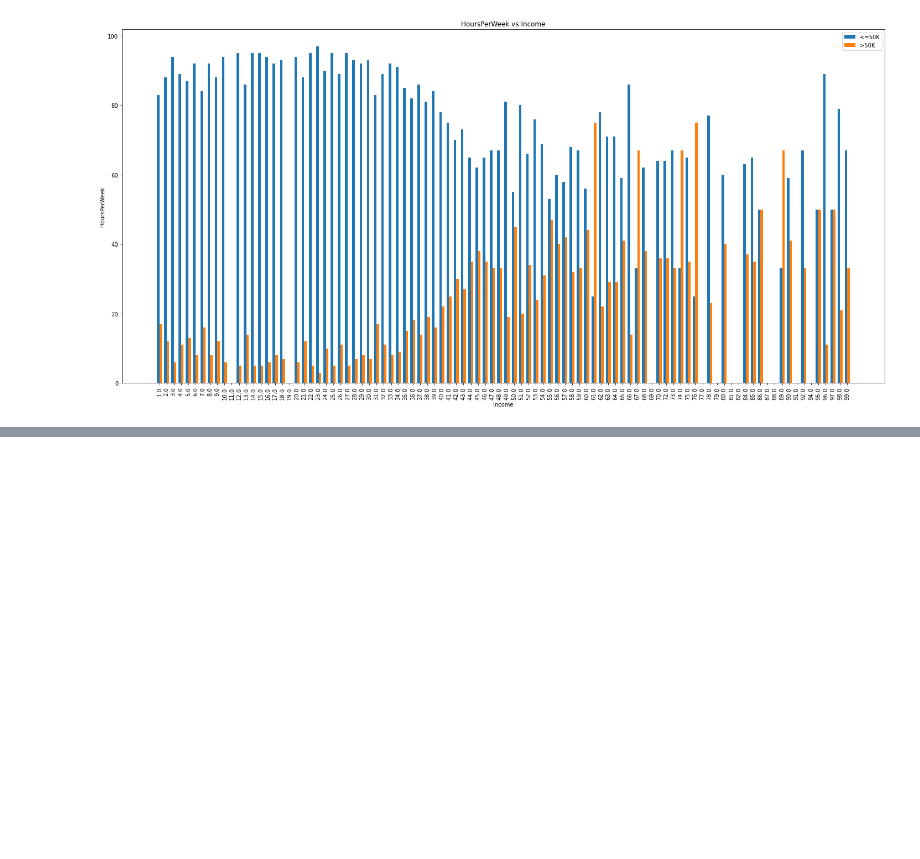
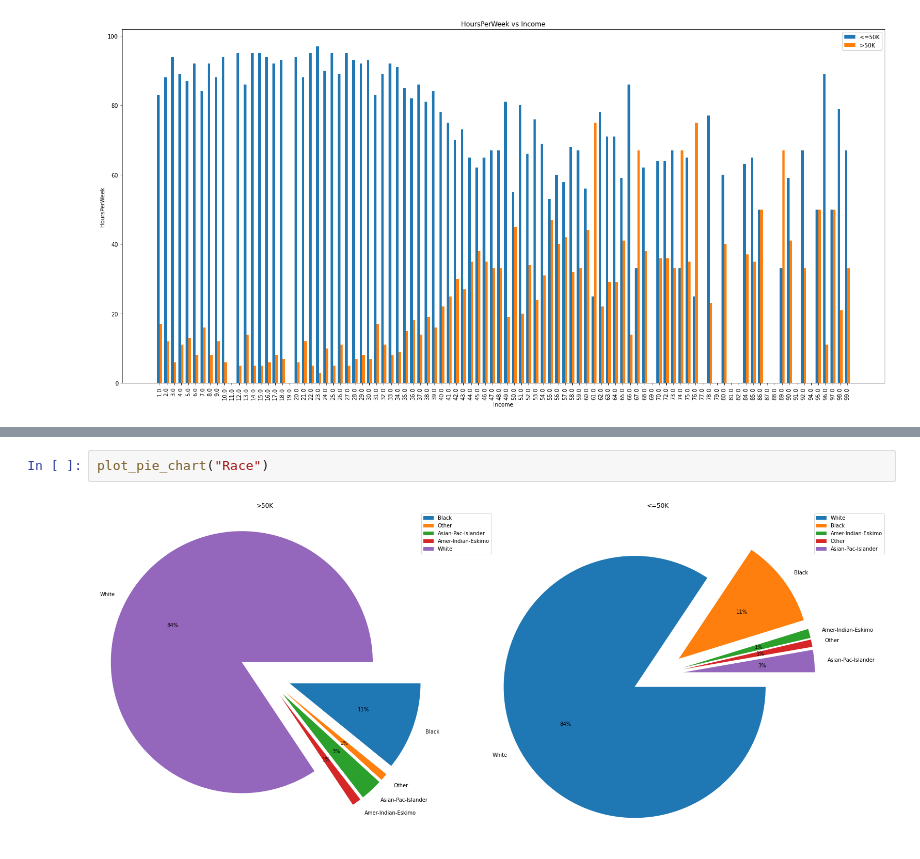
Before and after one commit to Abhik91/CSE578-Data-Visualization, a Jupyter notebook: IncomeAnalysis.ipynb, the cells around one changed output, grey strips where cells are left out. Saved outputs shown, nothing was run; the diff lists cells and outputs as text; blank space fills up the shorter version.

```diff
--- a/IncomeAnalysis.ipynb
+++ b/IncomeAnalysis.ipynb
@@ -290,0 +299,4 @@ plot_pie_chart("MaritalStatus")
+# %%
+plot_pie_chart("Race")
+# %% [output]
+[figure, added]
```
Also changed, not shown: parts of 5 cells of this notebook.
